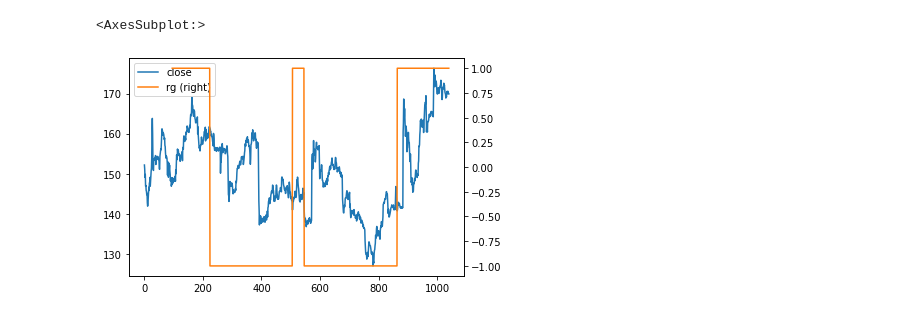
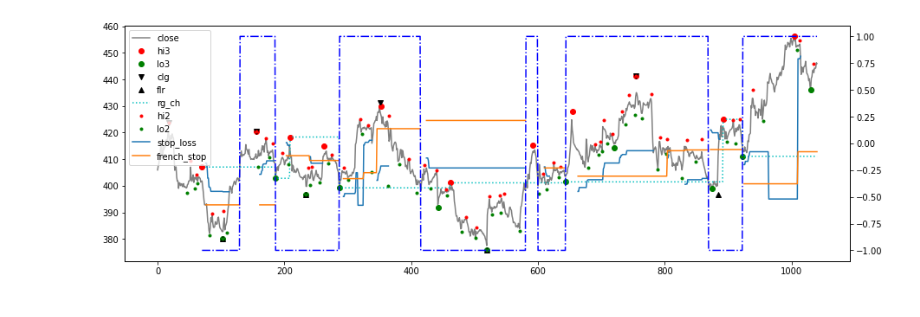
Before and after one commit to bjahnke/blue_bird_pms, a Jupyter notebook: src/backtester.ipynb, the cells around one changed output. Cells and saved outputs as stored; diff of their text form; code cells hidden in the pictures.

```diff
--- a/src/backtester.ipynb
+++ b/src/backtester.ipynb
@@ -51,5 +51,9 @@ _abs_rel_close.plot(title=symbol, use_index=False)
-# %%
-_strategy_lookup[symbol].enhanced_price_data[['close', 'rg']].plot(use_index=False, secondary_y='rg')
-# %% [output]
-<AxesSubplot:>
-[figure, removed]
+# %%
+import src.scanner as scanner
+epd = _strategy_lookup[symbol].enhanced_price_data.copy()
+epd['french_stop'] = _strategy_lookup[symbol].french_stop.stop_price
+epd['stop_loss'] = _strategy_lookup[symbol].stop_loss_series
+# epd['base_close'] = _symbol_data.close
+scanner.enhanced_price_data_plot(epd)
+# %% [output]
+[figure, added]
```
Also changed, not shown: parts of 5 cells of this notebook, 6 other files.
